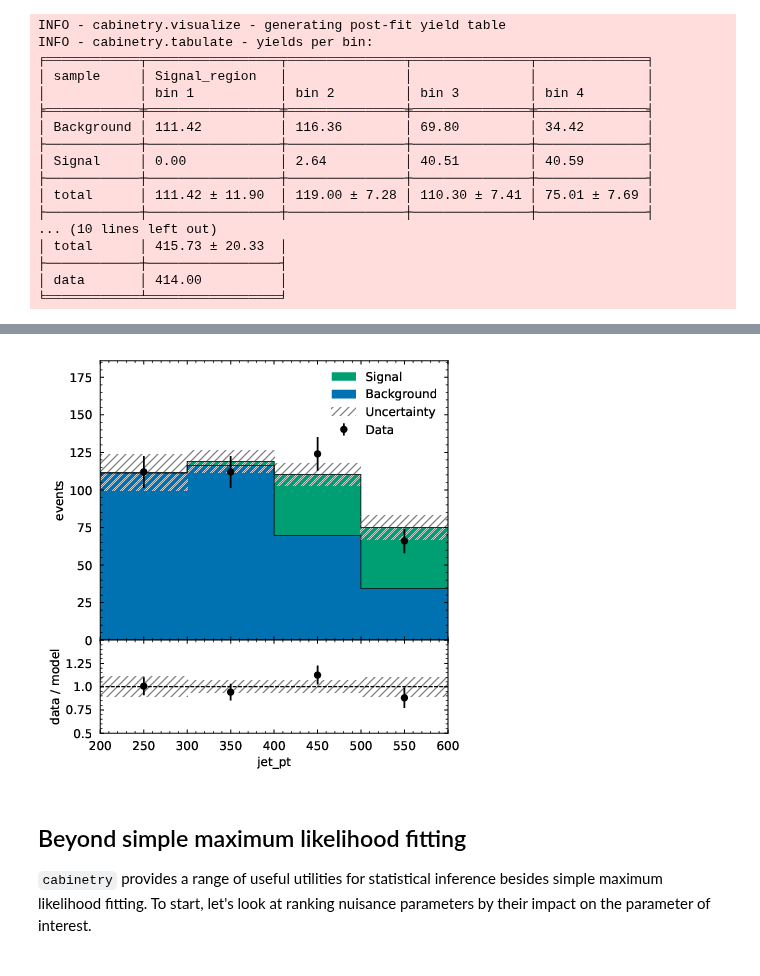
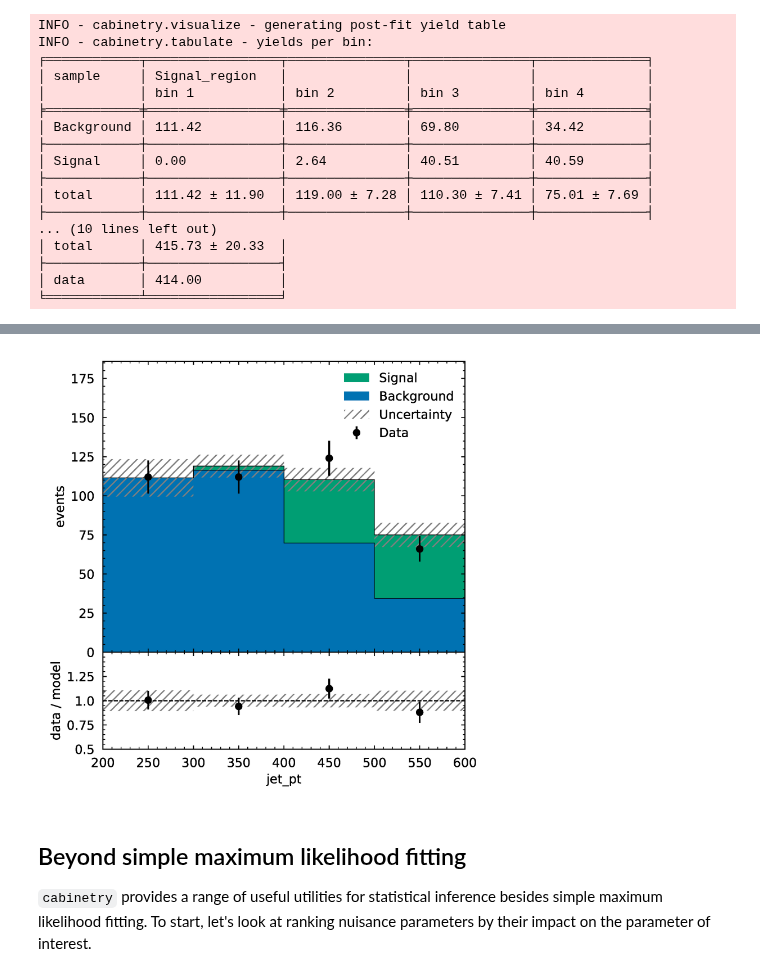
Before and after one commit to cabinetry/cabinetry-tutorials, a Jupyter notebook: example.ipynb, the cells around one changed output, grey strips where cells are left out. Saved outputs shown, nothing was run; the diff lists cells and outputs as text; code cells hidden in the pictures.

```diff
--- a/example.ipynb
+++ b/example.ipynb
@@ -259,7 +263,9 @@ WImage(filename='figures/Signal_region_prefit.pdf')
-# %%
-WImage(filename='figures/Signal_region_postfit.pdf')
-# %% [output]
-[figure, removed]
+# %%
+!gs -dSAFER -dBATCH -dNOPAUSE -dQUIET -sDEVICE=png16m -r400 \
+  -sOutputFile="figures/Signal_region_postfit.png" "figures/Signal_region_postfit.pdf"
+Image("figures/Signal_region_postfit.png", width=450)
+# %% [output]
+[figure, added]
 # %% [markdown]
 ## Beyond simple maximum likelihood fitting
 
```
Also changed, not shown: parts of 18 cells of this notebook, 1 other file.
